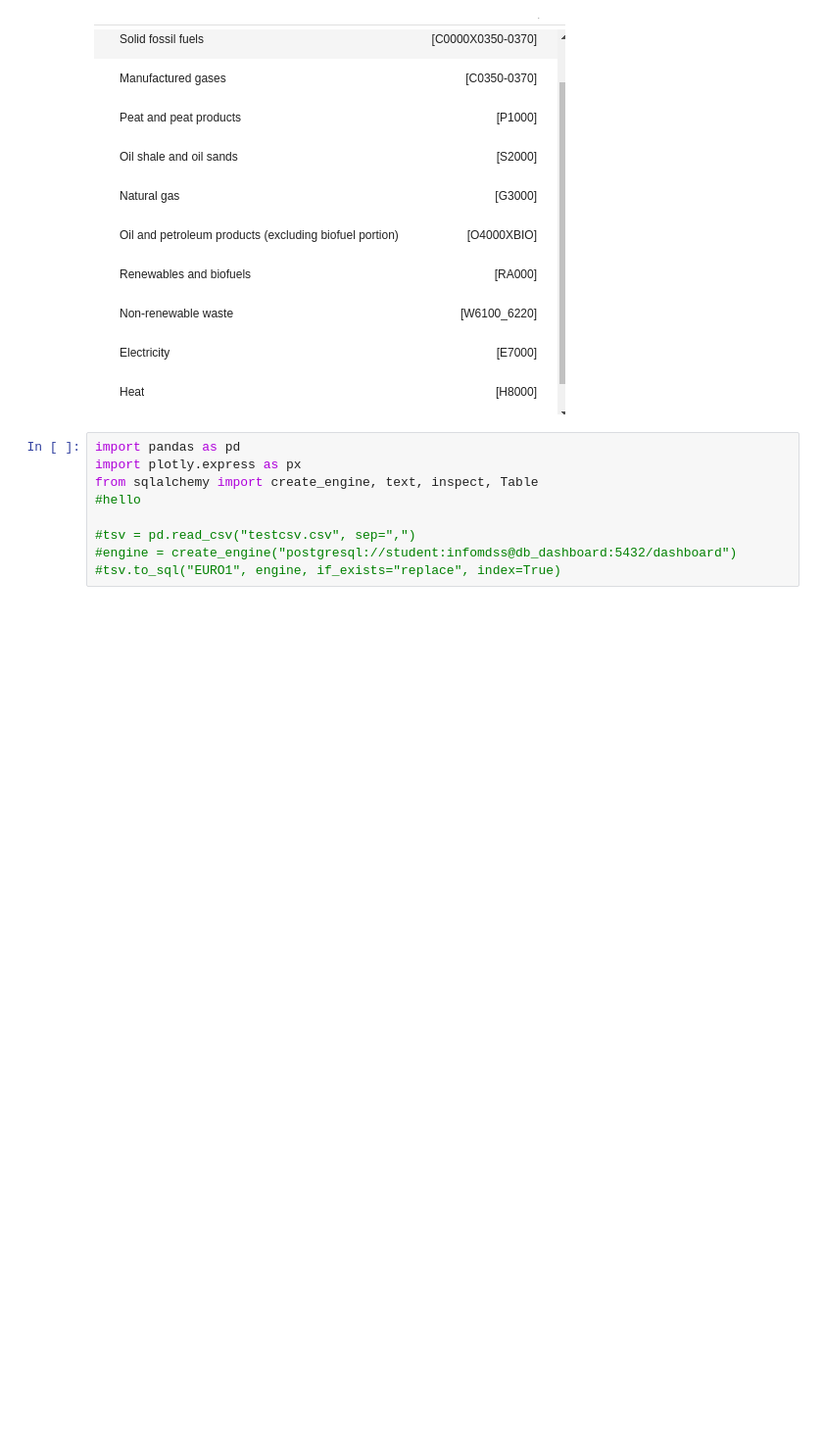
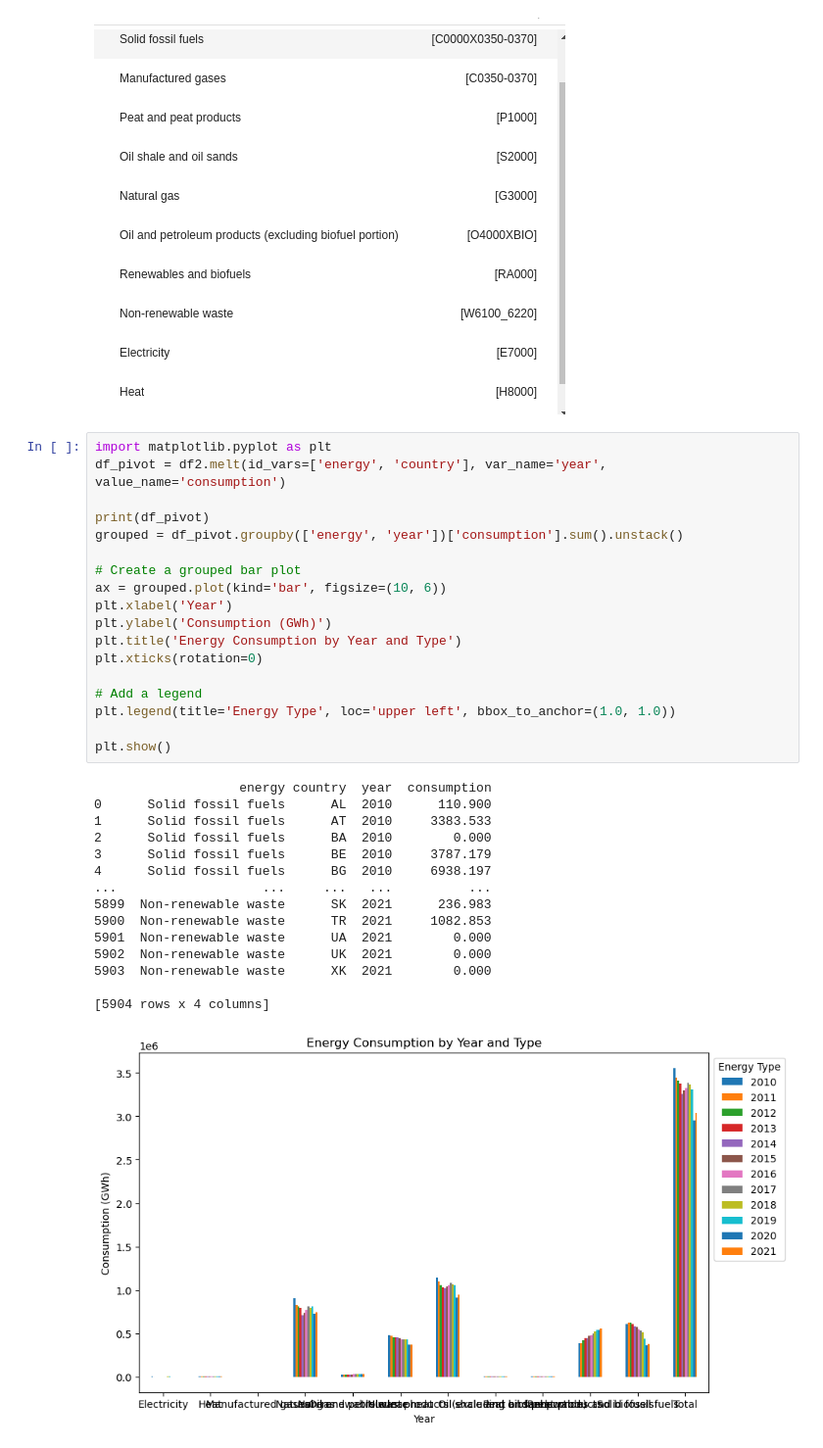
Before and after one commit to CaspervanWetten/DataDetectives, a Jupyter notebook: notebook/EUROSTAT.ipynb, the cells around one changed output. Shown: that part at 98% size. Saved outputs shown, nothing was run; the diff lists cells and outputs as text; blank space fills up the shorter version.

Commit message:
small visualizations
kleine visualisaties

```diff
--- a/notebook/EUROSTAT.ipynb
+++ b/notebook/EUROSTAT.ipynb
@@ -176,11 +193,36 @@ dtype: float64 GWh
 # %% [markdown]
 ![image.png](attachment:220a18f3-ee64-49b7-93bc-d94a70925af3.png)
 # %%
-import pandas as pd
-import plotly.express as px
-from sqlalchemy import create_engine, text, inspect, Table
-#hello
+import matplotlib.pyplot as plt
+df_pivot = df2.melt(id_vars=['energy', 'country'], var_name='year', value_name='consumption')
 
-#tsv = pd.read_csv("testcsv.csv", sep=",")
-#engine = create_engine("postgresql://student:infomdss@db_dashboard:5432/dashboard")
-#tsv.to_sql("EURO1", engine, if_exists="replace", index=True)
+print(df_pivot)
+grouped = df_pivot.groupby(['energy', 'year'])['consumption'].sum().unstack()
+
+# Create a grouped bar plot
+ax = grouped.plot(kind='bar', figsize=(10, 6))
+plt.xlabel('Year')
+plt.ylabel('Consumption (GWh)')
+plt.title('Energy Consumption by Year and Type')
+plt.xticks(rotation=0)
+
+# Add a legend
+plt.legend(title='Energy Type', loc='upper left', bbox_to_anchor=(1.0, 1.0))
+
+plt.show()
+# %% [output]
+                   energy country  year  consumption
+0      Solid fossil fuels      AL  2010      110.900
+1      Solid fossil fuels      AT  2010     3383.533
+2      Solid fossil fuels      BA  2010        0.000
+3      Solid fossil fuels      BE  2010     3787.179
+4      Solid fossil fuels      BG  2010     6938.197
+...                   ...     ...   ...          ...
+5899  Non-renewable waste      SK  2021      236.983
+5900  Non-renewable waste      TR  2021     1082.853
+5901  Non-renewable waste      UA  2021        0.000
+5902  Non-renewable waste      UK  2021        0.000
+5903  Non-renewable waste      XK  2021        0.000
+
+[5904 rows x 4 columns]
+[figure, added]
```
Also changed, not shown: parts of 5 cells of this notebook.
